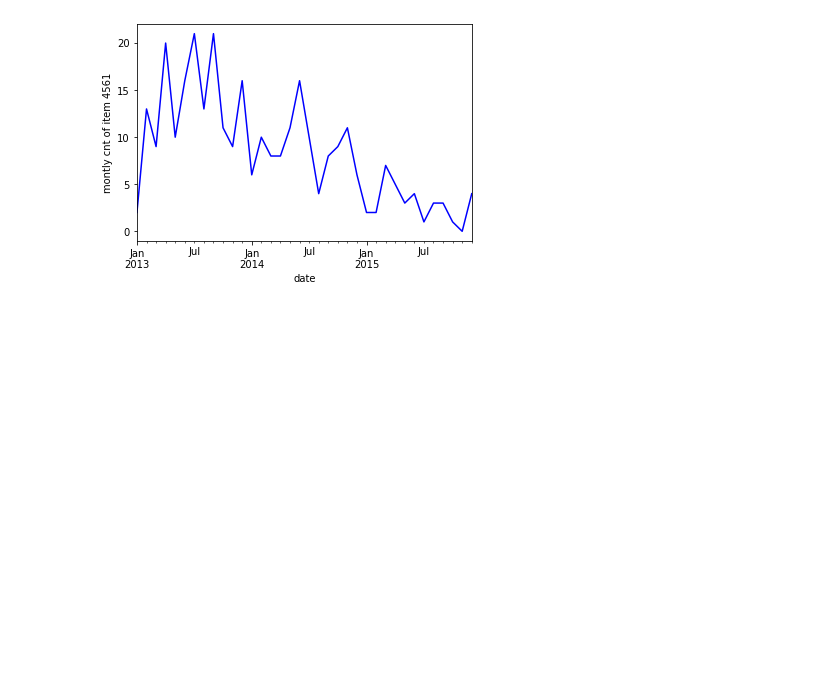
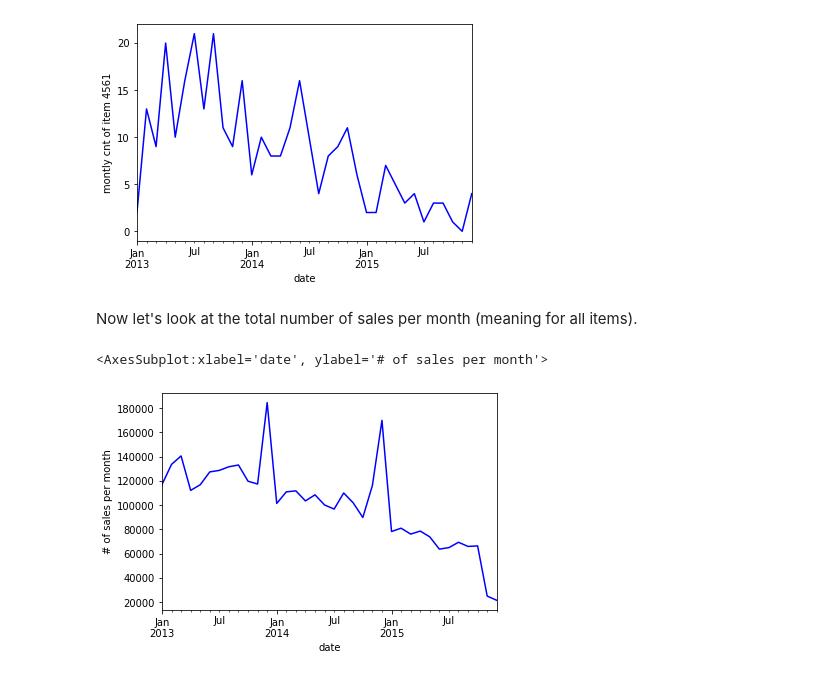
Before and after one commit to ThomasLeMontagner/Predict_Future_Sales, a Jupyter notebook: predict-future-sales.ipynb, the cells around one changed output. Saved outputs shown, nothing was run; the diff lists cells and outputs as text; code cells hidden in the pictures; blank space fills up the shorter version.

Commit message:
Kaggle Notebook | Predict_Future_Sales | Version 4

```diff
--- a/predict-future-sales.ipynb
+++ b/predict-future-sales.ipynb
@@ -254,3 +234,10 @@ def visualize_monthly_cnt(item_id):
 visualize_monthly_cnt(4561)
 # %% [output]
 [figure]
+# %% [markdown]
+Now let's look at the total number of sales per month (meaning for all items).
+# %%
+sales_train['item_cnt_day'].resample('M').agg(['sum']).plot(color='blue',ls='-', legend=False, ylabel='# of sales per month')
+# %% [output]
+<AxesSubplot:xlabel='date', ylabel='# of sales per month'>
+[figure, added]
```
Also changed, not shown: parts of 28 cells of this notebook.
